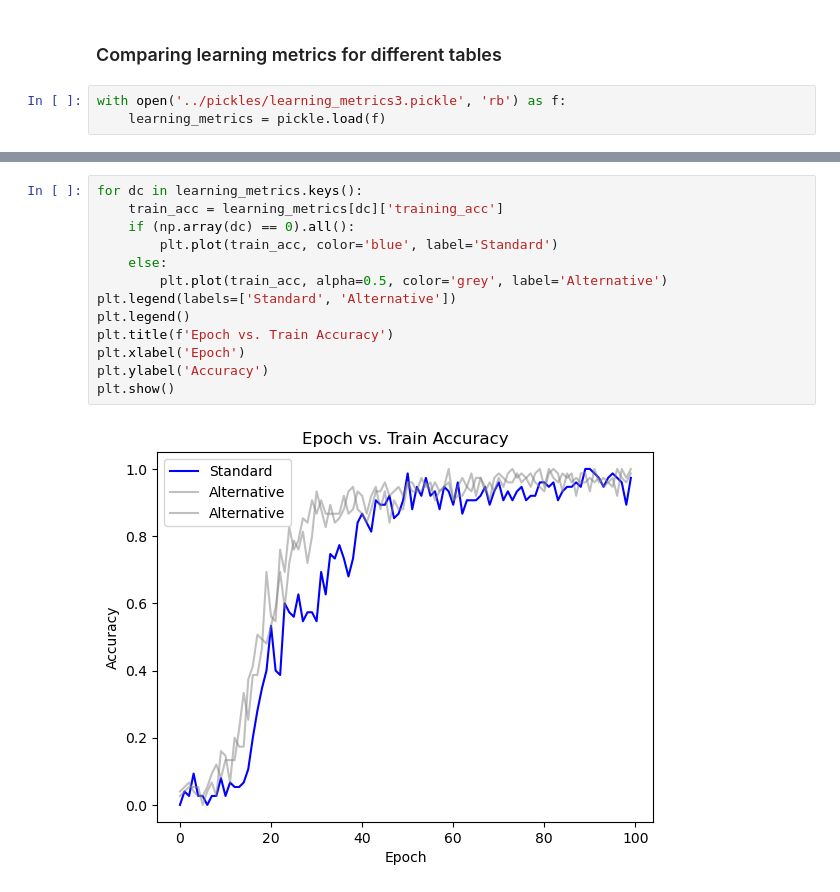
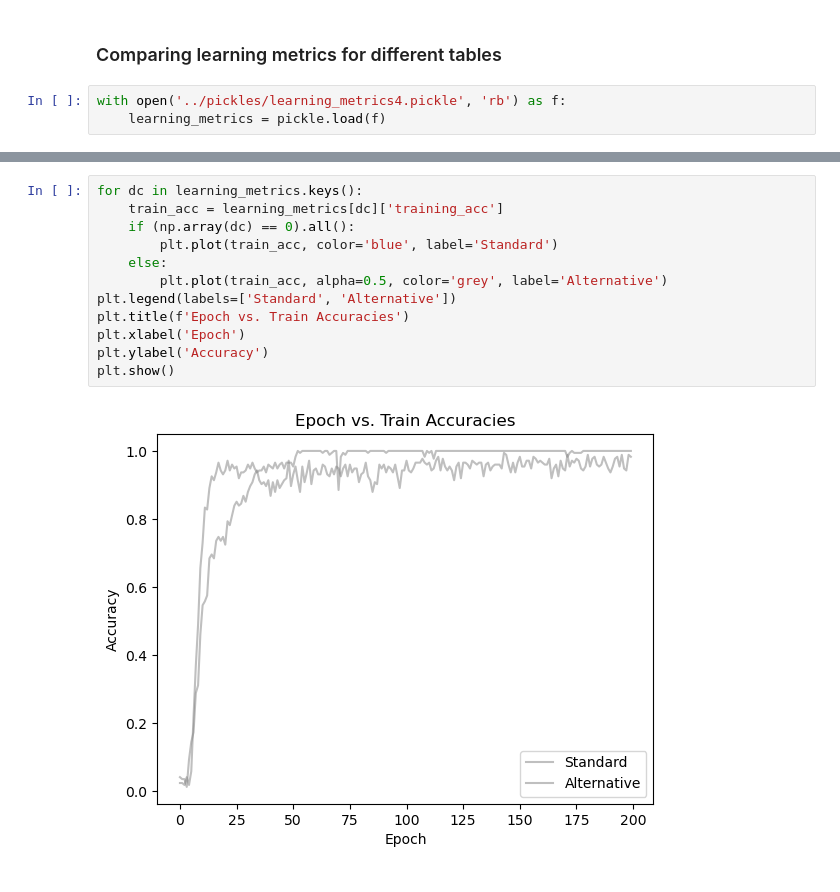
Before and after one commit to cutterdawes/BaseAddition, a Jupyter notebook: ml/ml.ipynb, the cells around one changed output, grey strips where cells are left out. Cells and saved outputs as stored; diff of their text form.

```diff
--- a/ml/ml.ipynb
+++ b/ml/ml.ipynb
@@ -143,7 +143,7 @@ Text(0.5, 1.0, 'Learning Metrics vs. Epoch')
 # %% [markdown]
 ### Comparing learning metrics for different tables
 # %%
-with open('../pickles/learning_metrics3.pickle', 'rb') as f:
+with open('../pickles/learning_metrics4.pickle', 'rb') as f:
     learning_metrics = pickle.load(f)
 # %%
 for dc in learning_metrics.keys():
@@ -162,15 +162,14 @@ plt.show()
 # %%
 for dc in learning_metrics.keys():
     train_acc = learning_metrics[dc]['training_acc']
     if (np.array(dc) == 0).all():
         plt.plot(train_acc, color='blue', label='Standard')
     else:
         plt.plot(train_acc, alpha=0.5, color='grey', label='Alternative')
 plt.legend(labels=['Standard', 'Alternative'])
-plt.legend()
-plt.title(f'Epoch vs. Train Accuracy')
+plt.title(f'Epoch vs. Train Accuracies')
 plt.xlabel('Epoch')
 plt.ylabel('Accuracy')
 plt.show()
 # %% [output]
-[figure, old version]
+[figure, new version]
```
Also changed, not shown: parts of 2 cells of this notebook, 3 other files.
